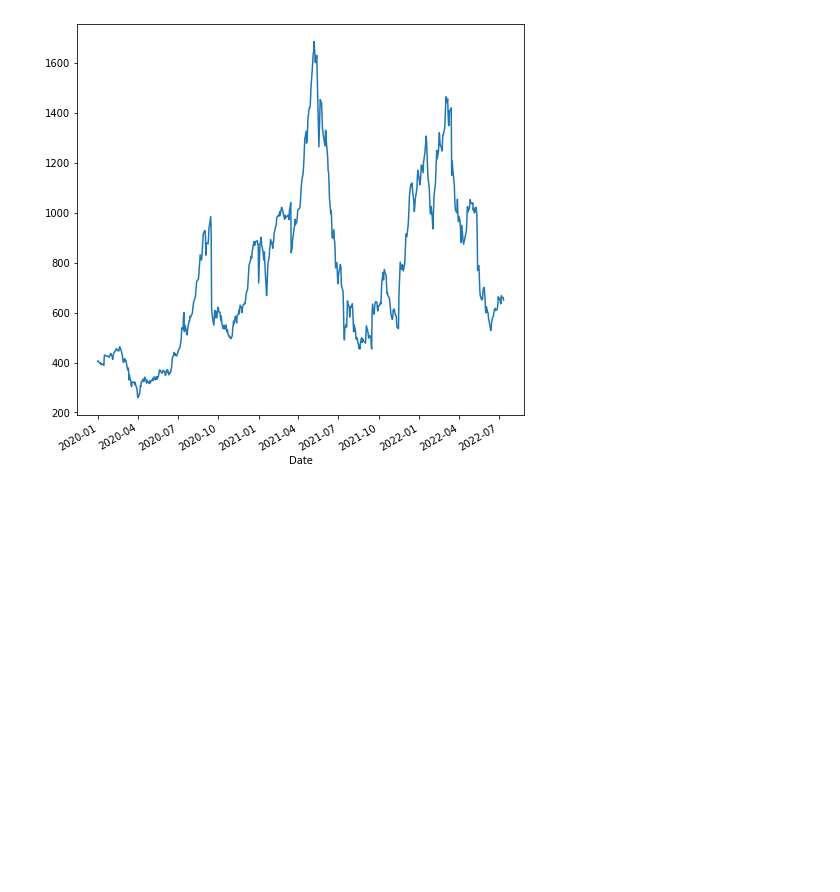
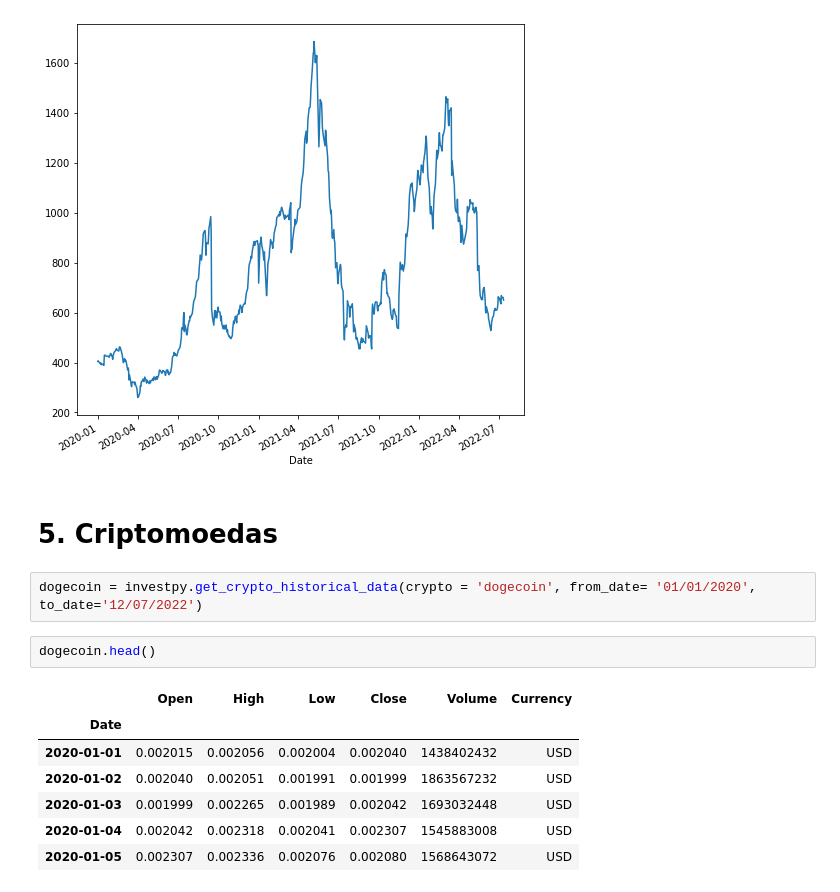
Before and after one commit to robertoricci/Analise-Financeira, a Jupyter notebook: Aula_Biblioteca_investpy.ipynb, the cells around one changed output. Cells and saved outputs as stored; diff of their text form; blank space fills up the shorter version.

```diff
--- a/Aula_Biblioteca_investpy.ipynb
+++ b/Aula_Biblioteca_investpy.ipynb
@@ -226,3 +224,17 @@ lumber['Close'].plot(figsize= (8,8))
 # %% [output]
 <matplotlib.axes._subplots.AxesSubplot at 0x...>
 [figure]
+# %% [markdown]
+# 5. Criptomoedas
+# %%
+dogecoin = investpy.get_crypto_historical_data(crypto = 'dogecoin', from_date= '01/01/2020', to_date='12/07/2022')
+# %%
+dogecoin.head()
+# %% [output]
+|  | Open | High | Low | Close | Volume | Currency |
+| Date |  |  |  |  |  |  |
+| 2020-01-01 | 0.002015 | 0.002056 | 0.002004 | 0.002040 | 1438402432 | USD |
+| 2020-01-02 | 0.002040 | 0.002051 | 0.001991 | 0.001999 | 1863567232 | USD |
+| 2020-01-03 | 0.001999 | 0.002265 | 0.001989 | 0.002042 | 1693032448 | USD |
+| 2020-01-04 | 0.002042 | 0.002318 | 0.002041 | 0.002307 | 1545883008 | USD |
+| 2020-01-05 | 0.002307 | 0.002336 | 0.002076 | 0.002080 | 1568643072 | USD |
```
Also changed, not shown: parts of 7 cells of this notebook.
